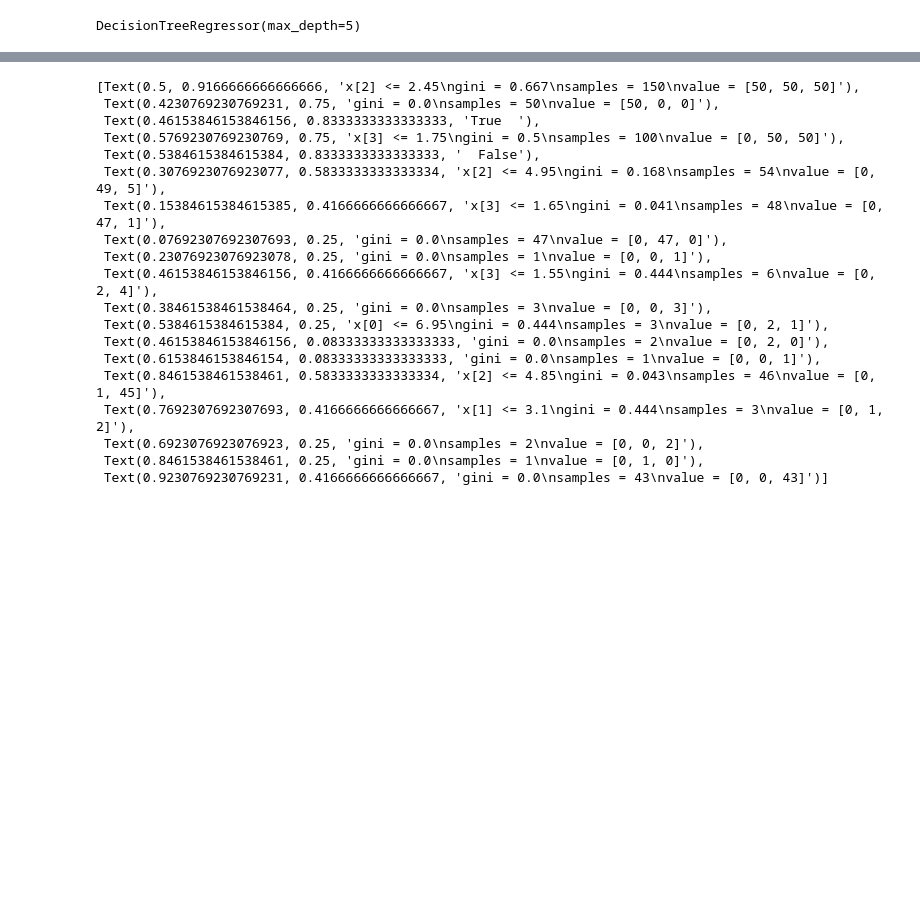
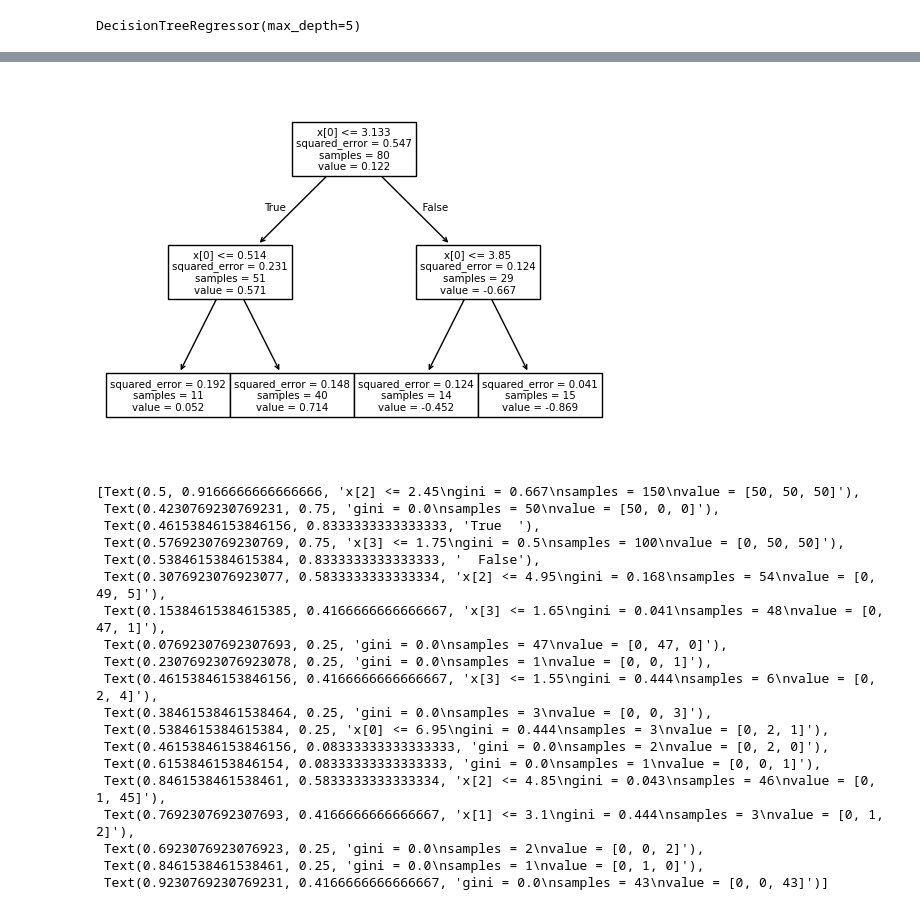
Before and after one commit to ptresson/rf_presentation, a Jupyter notebook: decision_trees.ipynb, the cells around one changed output, grey strips where cells are left out. Drawn from its saved outputs; the diff is of its cells as text; code cells hidden in the pictures; blank space fills up the shorter version.

```diff
--- a/decision_trees.ipynb
+++ b/decision_trees.ipynb
@@ -38,3 +39,9 @@ plt.show()
+# %%
+from sklearn import tree
+tree.plot_tree(regr_1)
+plt.savefig('./figs/regression_tree.png')
+# %% [output]
+[figure, added]
 # %%
 from sklearn.datasets import load_iris
 from sklearn import tree
```
Also changed, not shown: parts of 1 cell of this notebook, 4 other files.
